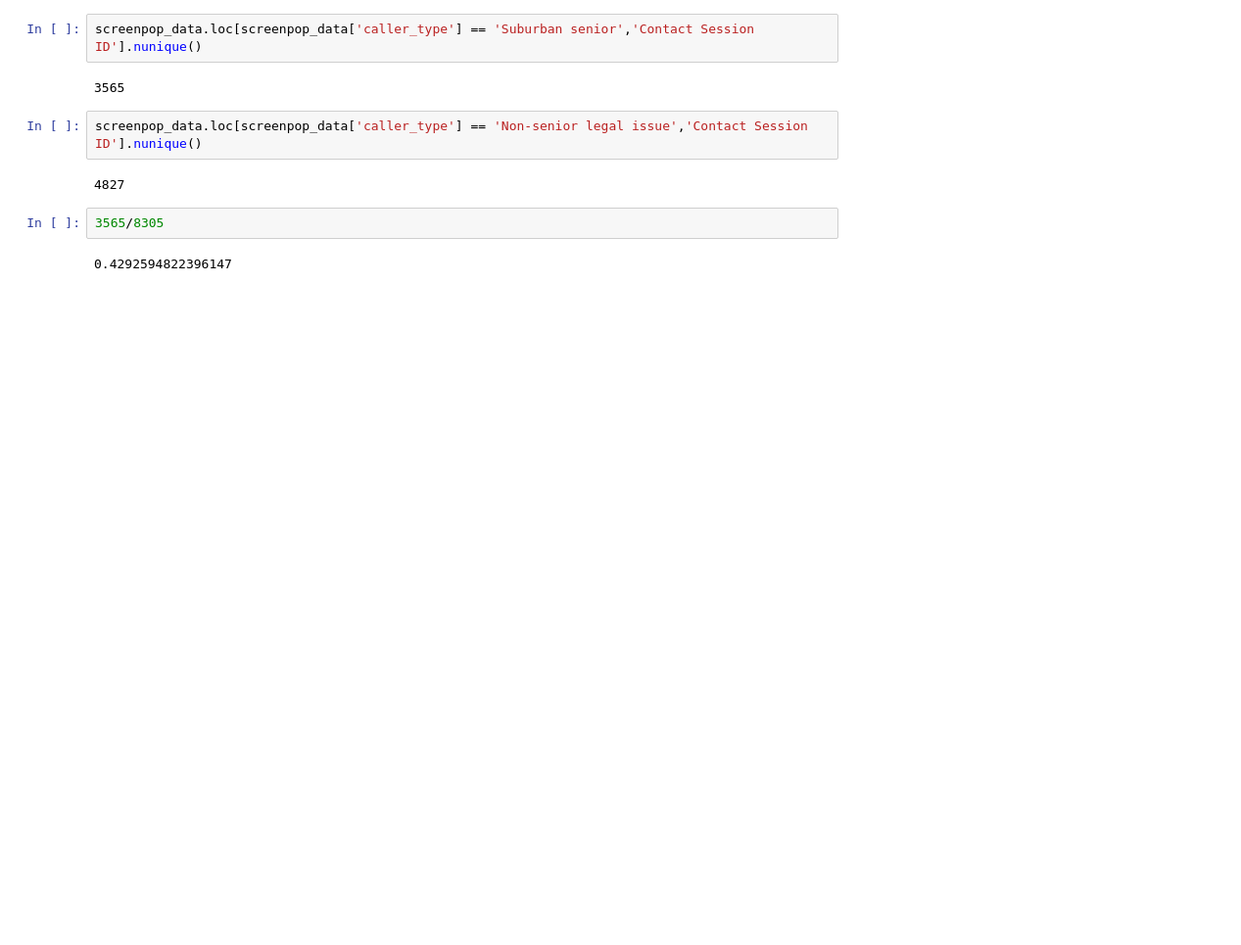
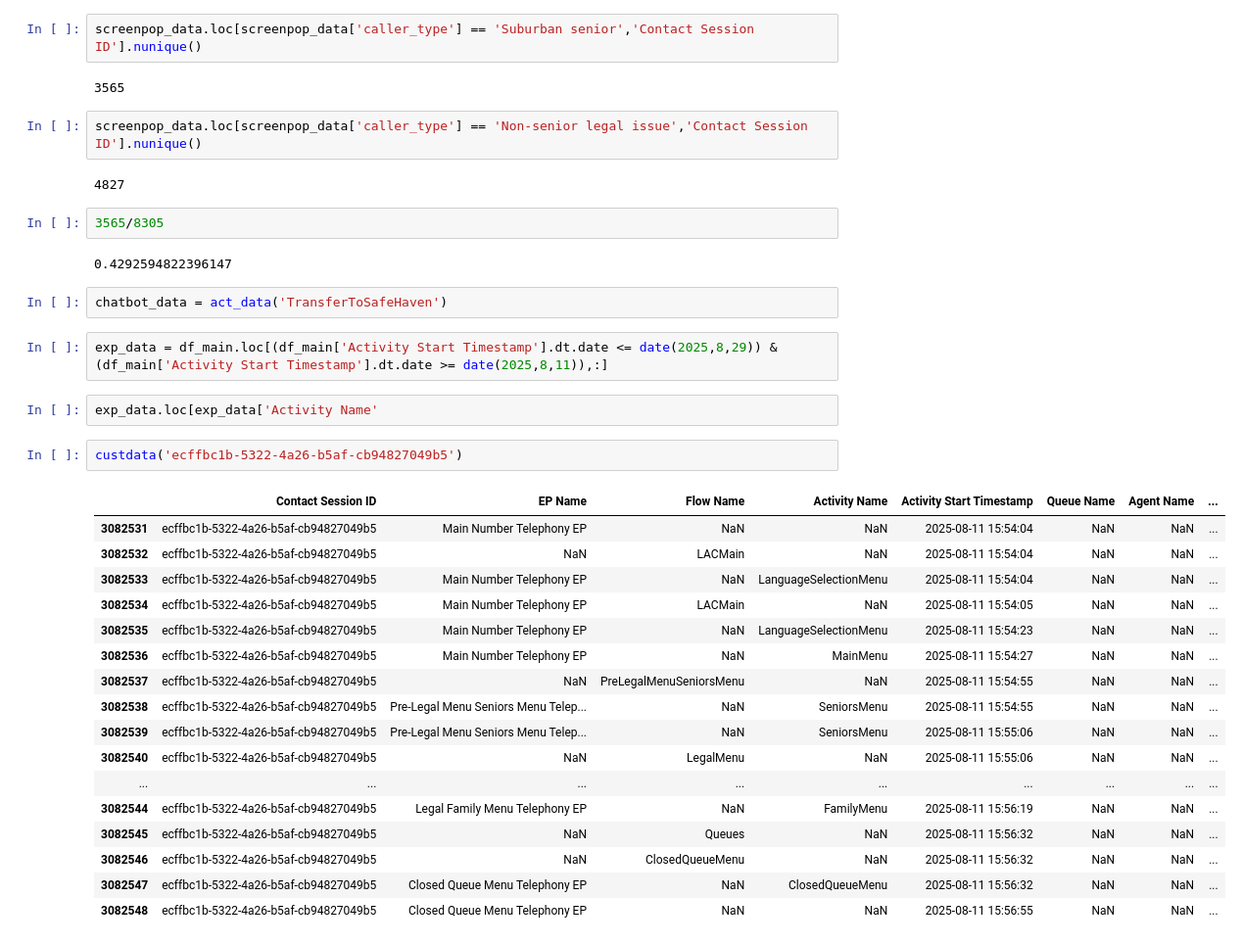
Before and after one commit to arvindkrishna87/STAT390_LegalAid_Fall2025, a Jupyter notebook: Internal work of Teams/Krish/call_outcome_checks_1Dec.ipynb, the cells around one changed output. Shown at 98% size. Cells and saved outputs as stored; diff of their text form; blank space fills up the shorter version.

```diff
--- a/Internal work of Teams/Krish/call_outcome_checks_1Dec.ipynb
+++ b/Internal work of Teams/Krish/call_outcome_checks_1Dec.ipynb
@@ -692,3 +692,29 @@ screenpop_data.loc[screenpop_data['caller_type'] == 'Non-senior legal issue','Co
 3565/8305
 # %% [output]
 0.4292594822396147
+# %%
+chatbot_data = act_data('TransferToSafeHaven')
+# %%
+exp_data = df_main.loc[(df_main['Activity Start Timestamp'].dt.date <= date(2025,8,29)) & (df_main['Activity Start Timestamp'].dt.date >= date(2025,8,11)),:]
+# %%
+exp_data.loc[exp_data['Activity Name'
+# %%
+custdata('ecffbc1b-5322-4a26-b5af-cb94827049b5')
+# %% [output]
+|  | Contact Session ID | EP Name | Flow Name | Activity Name | Activity Start Timestamp | Queue Name | Agent Name | ... |
+| 3082531 | ecffbc1b-5322-4a26-b5af-cb94827049b5 | Main Number Telephony EP | NaN | NaN | 2025-08-11 15:54:04 | NaN | NaN | ... |
+| 3082532 | ecffbc1b-5322-4a26-b5af-cb94827049b5 | NaN | LACMain | NaN | 2025-08-11 15:54:04 | NaN | NaN | ... |
+| 3082533 | ecffbc1b-5322-4a26-b5af-cb94827049b5 | Main Number Telephony EP | NaN | LanguageSelectionMenu | 2025-08-11 15:54:04 | NaN | NaN | ... |
+| 3082534 | ecffbc1b-5322-4a26-b5af-cb94827049b5 | Main Number Telephony EP | LACMain | NaN | 2025-08-11 15:54:05 | NaN | NaN | ... |
+| 3082535 | ecffbc1b-5322-4a26-b5af-cb94827049b5 | Main Number Telephony EP | NaN | LanguageSelectionMenu | 2025-08-11 15:54:23 | NaN | NaN | ... |
+| 3082536 | ecffbc1b-5322-4a26-b5af-cb94827049b5 | Main Number Telephony EP | NaN | MainMenu | 2025-08-11 15:54:27 | NaN | NaN | ... |
+| 3082537 | ecffbc1b-5322-4a26-b5af-cb94827049b5 | NaN | PreLegalMenuSeniorsMenu | NaN | 2025-08-11 15:54:55 | NaN | NaN | ... |
+| 3082538 | ecffbc1b-5322-4a26-b5af-cb94827049b5 | Pre-Legal Menu Seniors Menu Telep... | NaN | SeniorsMenu | 2025-08-11 15:54:55 | NaN | NaN | ... |
+| 3082539 | ecffbc1b-5322-4a26-b5af-cb94827049b5 | Pre-Legal Menu Seniors Menu Telep... | NaN | SeniorsMenu | 2025-08-11 15:55:06 | NaN | NaN | ... |
+| 3082540 | ecffbc1b-5322-4a26-b5af-cb94827049b5 | NaN | LegalMenu | NaN | 2025-08-11 15:55:06 | NaN | NaN | ... |
+| ... | ... | ... | ... | ... | ... | ... | ... | ... |
+| 3082544 | ecffbc1b-5322-4a26-b5af-cb94827049b5 | Legal Family Menu Telephony EP | NaN | FamilyMenu | 2025-08-11 15:56:19 | NaN | NaN | ... |
+| 3082545 | ecffbc1b-5322-4a26-b5af-cb94827049b5 | NaN | Queues | NaN | 2025-08-11 15:56:32 | NaN | NaN | ... |
+| 3082546 | ecffbc1b-5322-4a26-b5af-cb94827049b5 | NaN | ClosedQueueMenu | NaN | 2025-08-11 15:56:32 | NaN | NaN | ... |
+| 3082547 | ecffbc1b-5322-4a26-b5af-cb94827049b5 | Closed Queue Menu Telephony EP | NaN | ClosedQueueMenu | 2025-08-11 15:56:32 | NaN | NaN | ... |
+| 3082548 | ecffbc1b-5322-4a26-b5af-cb94827049b5 | Closed Queue Menu Telephony EP | NaN | NaN | 2025-08-11 15:56:55 | NaN | NaN | ... |
```
Also changed, not shown: parts of 2 cells of this notebook, 7 other files.
